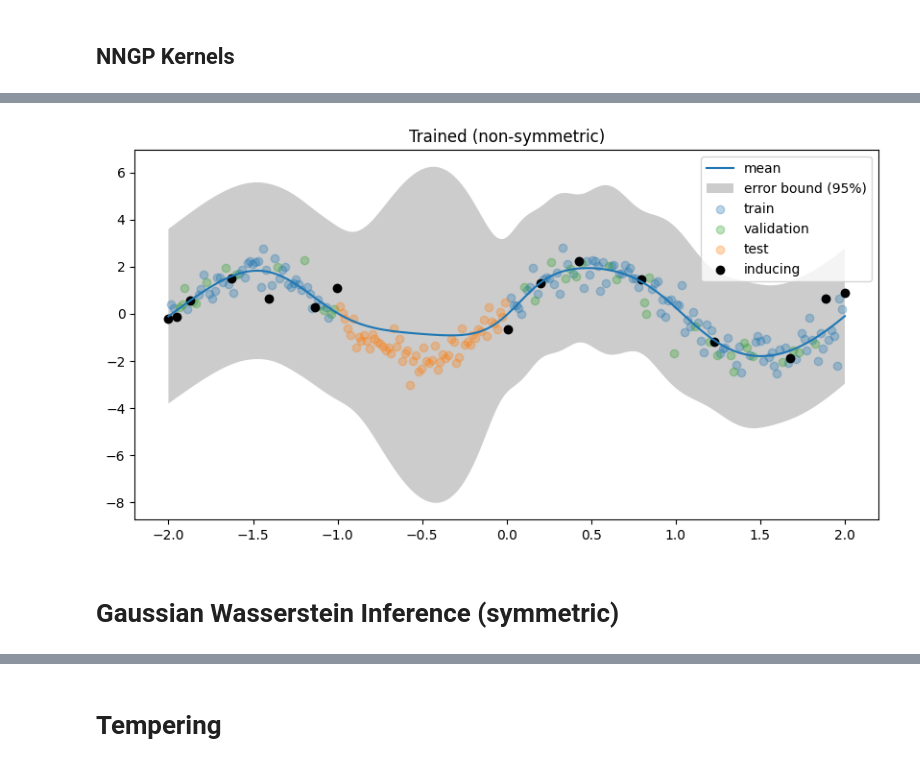
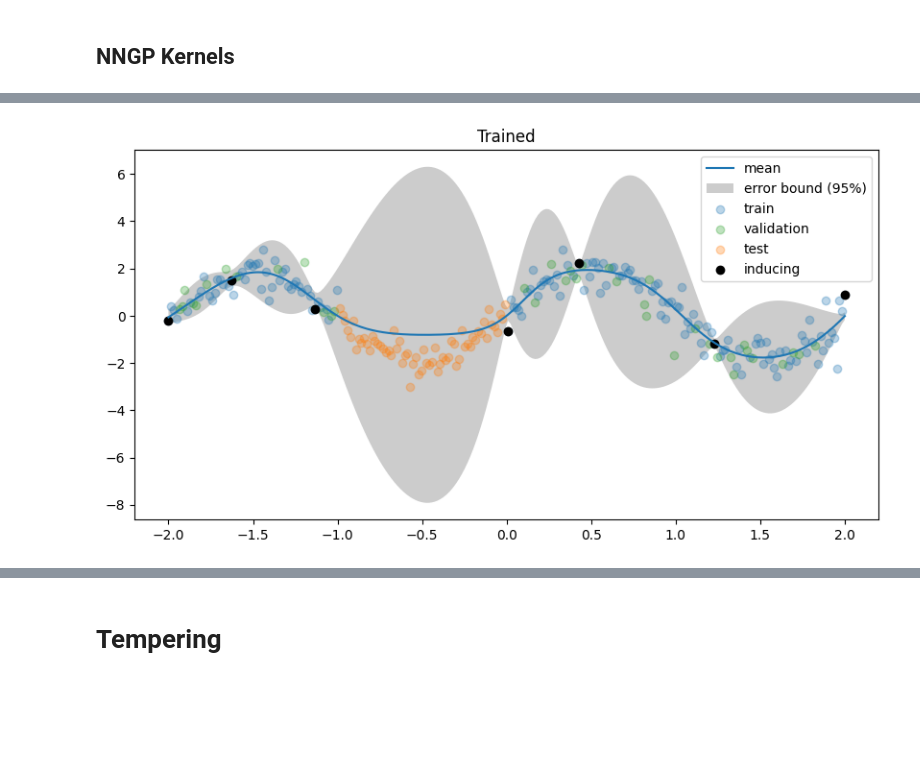
Before and after one commit to jswu18/gvi-gaussian-process, a Jupyter notebook: notebooks/regression-toy-example.ipynb, the cells around one changed output, grey strips where cells are left out. Cells and saved outputs as stored; diff of their text form; code cells hidden in the pictures; blank space fills up the shorter version.

Commit message:
update notebooks with sigma parameterisation
Former-commit-id: 8c6ac360d3406b66b42d455c5d7561d1bd6e98e9

```diff
--- a/notebooks/regression-toy-example.ipynb
+++ b/notebooks/regression-toy-example.ipynb
@@ -298,13 +359,16 @@ nngp_svgp_approximate_gaussian_measure = ApproximateGaussianMeasure(
     reference_gaussian_measure_parameters=nngp_gaussian_measure_parameters,
 )
 # %%
-key, subkey = random.split(key)
+key, subkey1 = random.split(key)
+key, subkey2 = random.split(key)
 nngp_svgp_approximate_gaussian_measure_parameters = nngp_svgp_approximate_gaussian_measure.generate_parameters(
     {
         "mean_function": nngp_svgp_approximate_gaussian_measure.mean_function.initialise_random_parameters(
-            subkey
+            subkey1
         ),
-        "kernel": {},
+        "kernel": nngp_svgp_approximate_gaussian_measure.kernel.initialise_random_parameters(
+            subkey2
+        ),
     }
 )
 mean = nngp_svgp_approximate_gaussian_measure.calculate_mean(
@@ -439,7 +504,8 @@ nngp_dnn_approximate_gaussian_measure_parameters = (
     nngp_dnn_approximate_gaussian_measure.generate_parameters(
         {
             "mean_function": {"neural_network": neural_network_parameters},
-            "kernel": {},
+            "kernel": nngp_dnn_approximate_gaussian_measure.kernel.initialise_random_parameters(
+            subkey)
         }
     )
 )
@@ -614,6 +667,6 @@ Array(18938.56671013, dtype=float64)
 # %%
 approximate_gaussian_measure = nngp_dnn_approximate_gaussian_measure
-approximate_gaussian_measure.use_symmetric_matrix_eigendecomposition = False
+approximate_gaussian_measure.use_symmetric_matrix_eigendecomposition = True
 approximate_gaussian_measure_parameters = (
     nngp_dnn_approximate_gaussian_measure_parameters
 )
@@ -657,7 +706,7 @@ number_of_iterations = 5000
 losses = []
 opt_state = optimizer.init(approximate_gaussian_measure_parameters.dict())
 # %%
-for i in range(number_of_iterations):
+for i in tqdm(range(number_of_iterations)):
     key, subkey = random.split(key)
     x_batch = get_batch(key, x_train)
     losses.append(
@@ -690,30 +739,28 @@ plt.show()
 # %%
 mean = approximate_gaussian_measure.calculate_mean(
     x=x, parameters=approximate_gaussian_measure_parameters
 )
 covariance = approximate_gaussian_measure.calculate_covariance(
     x=x, parameters=approximate_gaussian_measure_parameters
 )
 plt.figure(figsize=(10, 5))
 plt.plot(x.reshape(-1), mean, label="mean")
 stdev = np.sqrt(np.diag(covariance))
 plt.fill_between(
     x.reshape(-1),
     (mean - 1.96 * stdev).reshape(-1),
     (mean + 1.96 * stdev).reshape(-1),
     facecolor=(0.8, 0.8, 0.8),
     label="error bound (95%)",
 )
-plt.title("Trained (non-symmetric)")
+plt.title("Trained")
 plt.scatter(x_train, y_train, label="train", alpha=0.3, color="tab:blue")
 plt.scatter(
     x_validation, y_validation, label="validation", alpha=0.3, color="tab:green"
 )
 plt.scatter(x_test, y_test, label="test", alpha=0.3, color="tab:orange")
 plt.scatter(x_inducing, y_inducing, label="inducing", color="black")
 plt.legend()
 plt.show()
 # %% [output]
-[figure, old version]
+[figure, new version]
-# %% [markdown]
-# Gaussian Wasserstein Inference (symmetric)
```
Also changed, not shown: parts of 42 cells of this notebook, 3 other files.
